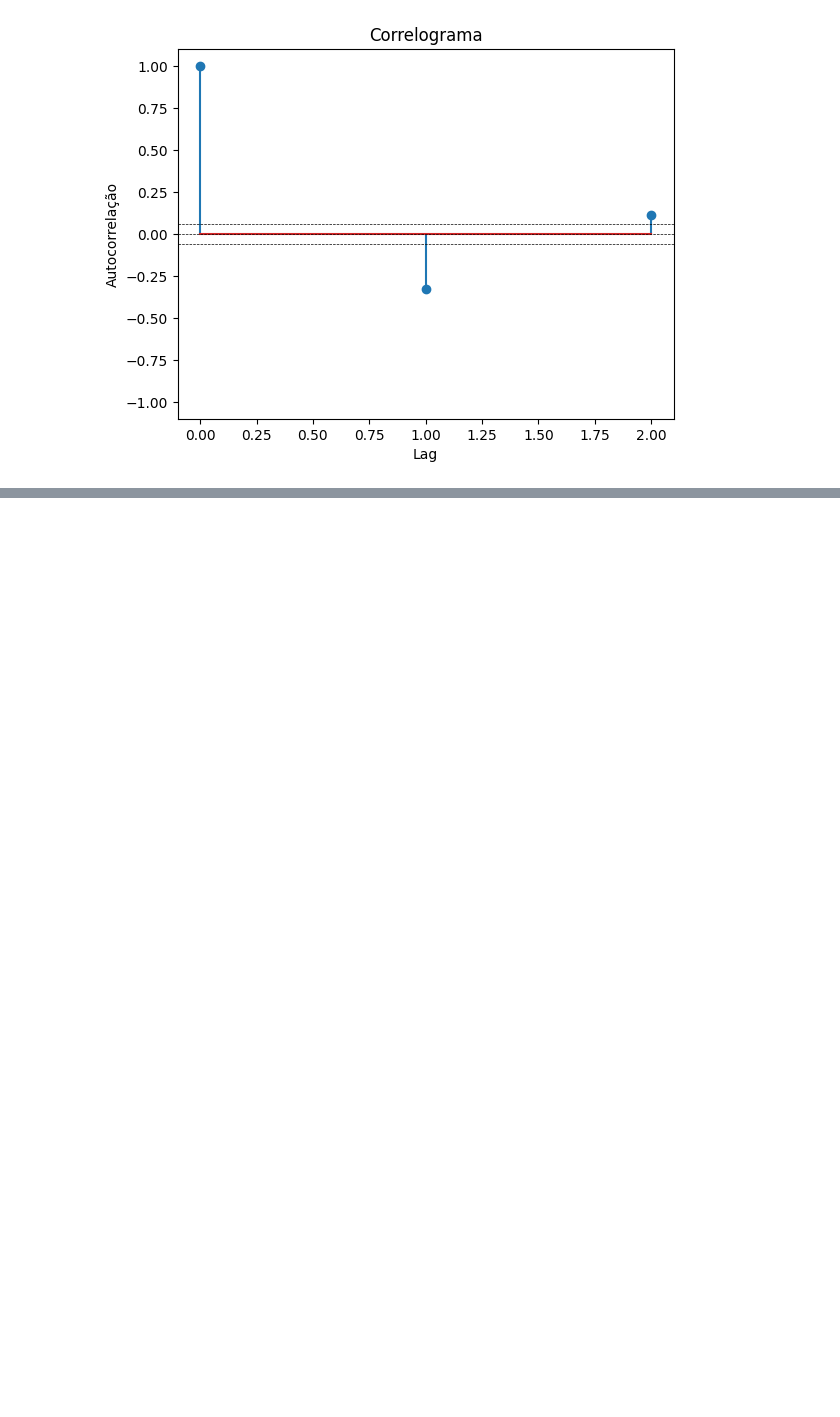
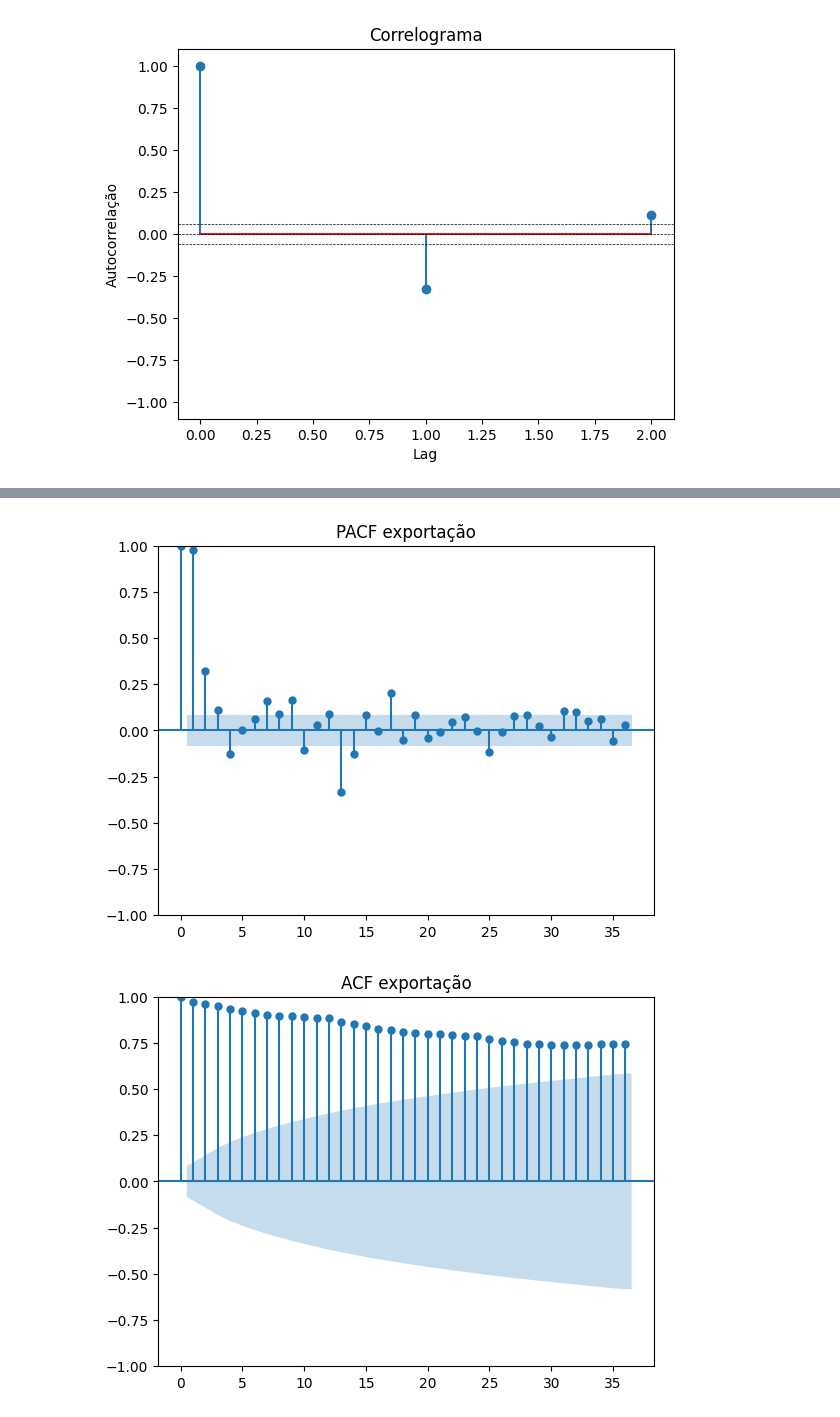
Before and after one commit to hutner700/Series-Temporais, a Jupyter notebook: lista.ipynb, the cells around one changed output, grey strips where cells are left out. Cells and saved outputs as stored; diff of their text form; code cells hidden in the pictures; blank space fills up the shorter version.

```diff
--- a/lista.ipynb
+++ b/lista.ipynb
@@ -108,0 +104,7 @@ plotar(taxaJ, "Taxa de Juros")
+# %%
+# Para a série exp
+plot_acf(exp['Valor'], lags=36, title="ACF exportação")
+plot_pacf(exp['Valor'], lags=36, title="PACF exportação")
+# %% [output]
+[figure, added]
+[figure, added]
```
Also changed, not shown: parts of 12 cells of this notebook.
